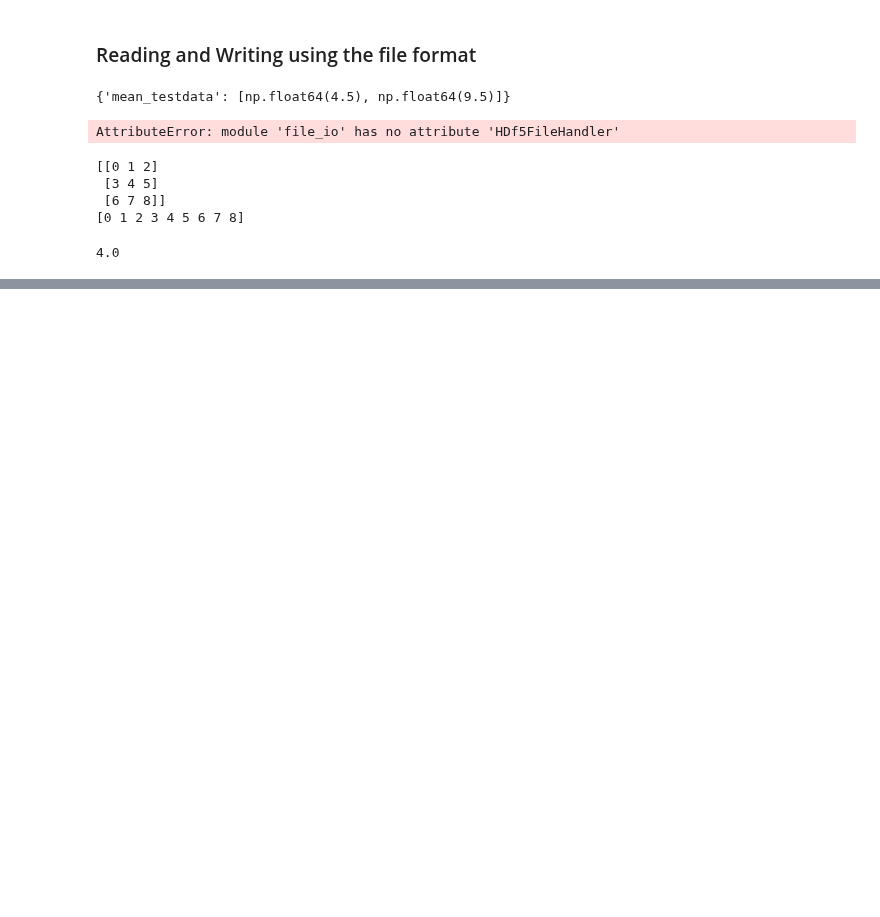
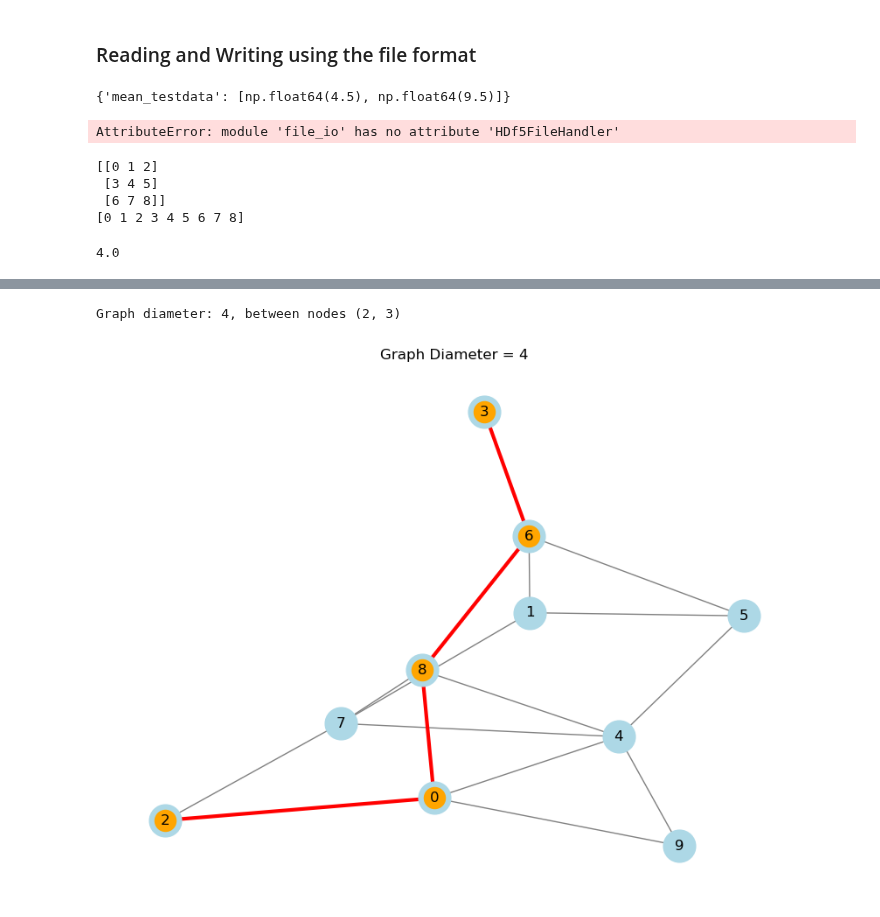
Before and after one commit to seyfdall/Thinned_Rescomp, a Jupyter notebook: fletch_scratch.ipynb, the cells around one changed output, grey strips where cells are left out. Drawn from its saved outputs; the diff is of its cells as text; code cells hidden in the pictures; blank space fills up the shorter version.

```diff
--- a/fletch_scratch.ipynb
+++ b/fletch_scratch.ipynb
@@ -190,0 +240,36 @@ print(c)
+# %%
+G = nx.gnp_random_graph(10, 0.3, directed=False)  # undirected for diameter
+
+# Compute all pairs shortest paths
+lengths = dict(nx.all_pairs_shortest_path_length(G))
+
+# Find the pair with the longest shortest path (graph diameter)
+max_len = 0
+max_pair = (None, None)
+for u in lengths:
+    for v, d in lengths[u].items():
+        if d > max_len:
+            max_len = d
+            max_pair = (u, v)
+
+print(f"Graph diameter: {max_len}, between nodes {max_pair}")
+
+# Get the path corresponding to the diameter
+diameter_path = nx.shortest_path(G, source=max_pair[0], target=max_pair[1])
+
+# Draw the graph
+plt.figure(figsize=(8,6))
+pos = nx.spring_layout(G, seed=42)
+
+# Draw all nodes and edges lightly
+nx.draw(G, pos, with_labels=True, node_color='lightblue', edge_color='gray', node_size=700)
+
+# Highlight the diameter path
+nx.draw_networkx_nodes(G, pos, nodelist=diameter_path, node_color='orange')
+nx.draw_networkx_edges(G, pos, edgelist=list(zip(diameter_path, diameter_path[1:])), width=3, edge_color='red')
+
+plt.title(f"Graph Diameter = {max_len}")
+plt.show()
+# %% [output]
+Graph diameter: 4, between nodes (2, 3)
+[figure, added]
```
Also changed, not shown: parts of 14 cells of this notebook, 3 other files.
